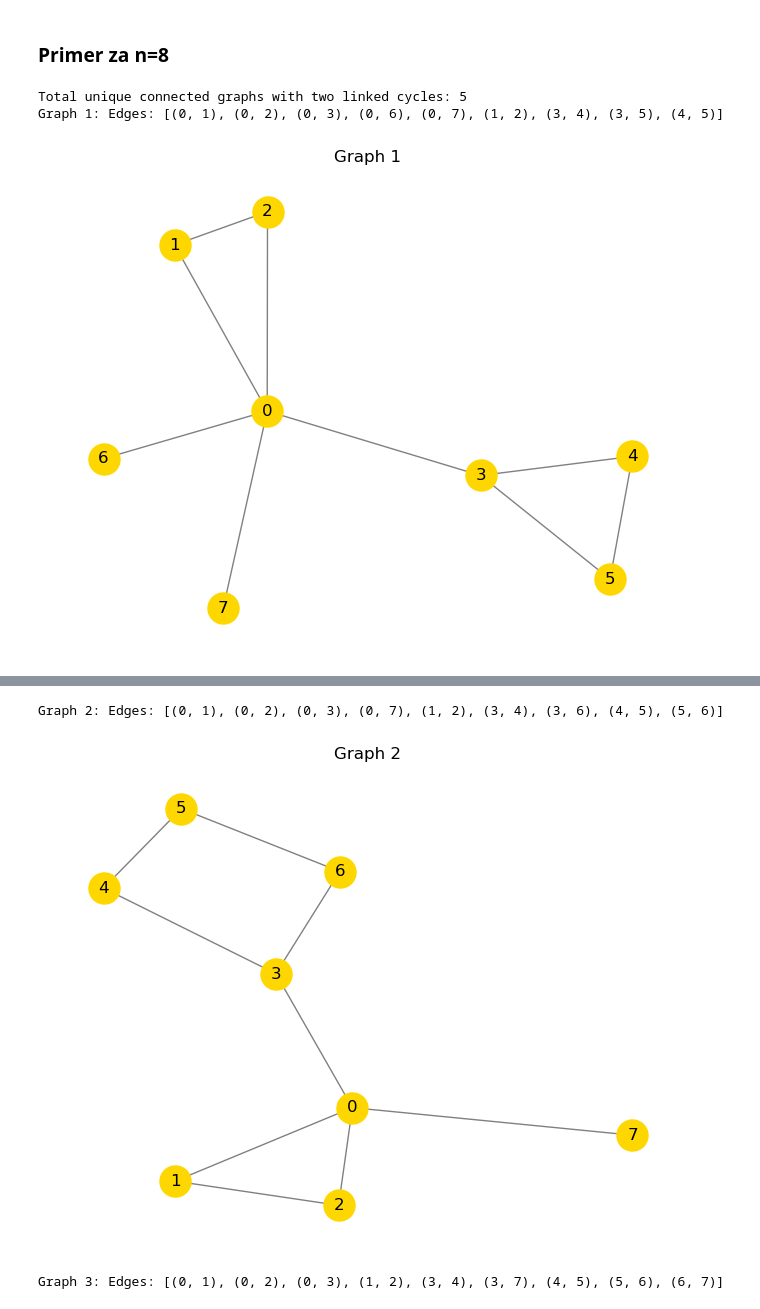
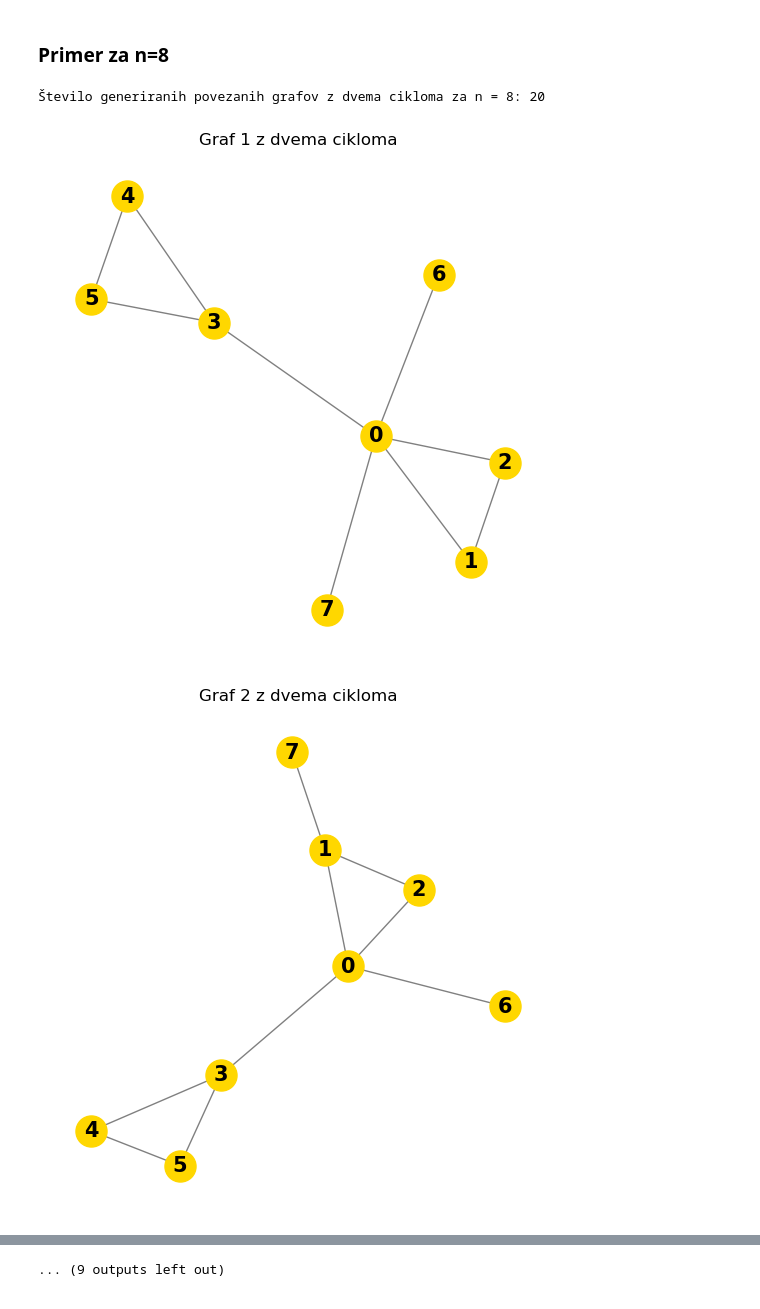
Before and after one commit to oskartezak/Laplacian-integral-graphs, a Jupyter notebook: bicyclic_n10.ipynb, the cells around one changed output, grey strips where cells are left out. Drawn from its saved outputs; the diff is of its cells as text; code cells hidden in the pictures.

```diff
--- a/bicyclic_n10.ipynb
+++ b/bicyclic_n10.ipynb
@@ -5,34 +5,6 @@ import networkx as nx
 import matplotlib.pyplot as plt
 from itertools import combinations, product
 import numpy as np
-# %%
-def generate_graphs_with_two_cycles(n):
-    graphs = []
-
-    if n < 6:
-        return graphs
-
-    # Drugi cikel je kvečjemu n - k1, če je prvi dolžine k1, ker bo imel sklenjen graf z dvema cikloma na n vozliščih n+1 povezav
-    for k1 in range(3, n - 2):
-        for k2 in range(3, n - k1 + 1):
-
-            cycle1_nodes = list(range(k1))
-            cycle2_nodes = list(range(k1, k1 + k2))
-
-            graph = nx.Graph()
-            graph.add_edges_from([(cycle1_nodes[i], cycle1_nodes[(i + 1) % k1]) for i in range(k1)])
-            graph.add_edges_from([(cycle2_nodes[i], cycle2_nodes[(i + 1) % k2]) for i in range(k2)])
-            graph.add_edge(cycle1_nodes[0], cycle2_nodes[0])
-
-            remaining_nodes = list(range(k1 + k2, n))
-            for node in remaining_nodes:
-                graph.add_edge(cycle1_nodes[0], node)
-
-            if nx.is_connected(graph) and len(list(nx.cycle_basis(graph))) == 2:
-                if not any(nx.is_isomorphic(graph, g) for g in graphs):
-                    graphs.append(graph)
-
-    return graphs
 # %%
 # Preverimo ali je nek graf Laplacov integer graf
 def is_laplacian_integer_graph(G):
@@ -42,16 +63,16 @@ def is_laplacian_integer_graph(G):
 # %% [markdown]
 ### Primer za n=8
 # %%
-graphs_with_two_cycles = generate_graphs_with_two_cycles(8)
+graphs = generate_graphs_with_two_cycles(8)
 
-print(f"Total unique connected graphs with two linked cycles: {len(graphs_with_two_cycles)}")
-for i, graph in enumerate(graphs_with_two_cycles):
-    print(f"Graph {i + 1}: Edges:", list(graph.edges()))
-    plt.figure()
-    nx.draw(graph, with_labels = True, node_color = "gold", node_size = 500, edge_color = "gray")
-    plt.title(f"Graph {i + 1}")
+print(f"Število generiranih povezanih grafov z dvema cikloma za n = 8: {len(graphs)}")
+
+for i, graph in enumerate(graphs):
+    plt.figure(figsize = (5, 5))
+    nx.draw(graph, with_labels = True, node_color = 'gold' , node_size = 500, font_size = 15, font_color = 'black', font_weight=  'bold', edge_color = 'gray')
+    plt.title(f'Graf {i + 1} z dvema cikloma')
     plt.show()
 # %% [output]
-Total unique connected graphs with two linked cycles: 5
-Graph 1: Edges: [(0, 1), (0, 2), (0, 3), (0, 6), (0, 7), (1, 2), (3, 4), (3, 5), (4, 5)]
+Število generiranih povezanih grafov z dvema cikloma za n = 8: 20
-[figure, old version]
+[figure, new version]
+[figure, new version]
@@ -58,3 +88 @@ Graph 1: Edges: [(0, 1), (0, 2), (0, 3), (0, 6), (0, 7), (1, 2), (3, 4), (3, 5),
-Graph 2: Edges: [(0, 1), (0, 2), (0, 3), (0, 7), (1, 2), (3, 4), (3, 6), (4, 5), (5, 6)]
+... (9 outputs left out)
-[figure, old version]
-Graph 3: Edges: [(0, 1), (0, 2), (0, 3), (1, 2), (3, 4), (3, 7), (4, 5), (5, 6), (6, 7)]
```
Also changed, not shown: parts of 5 cells of this notebook, 1 other file.
